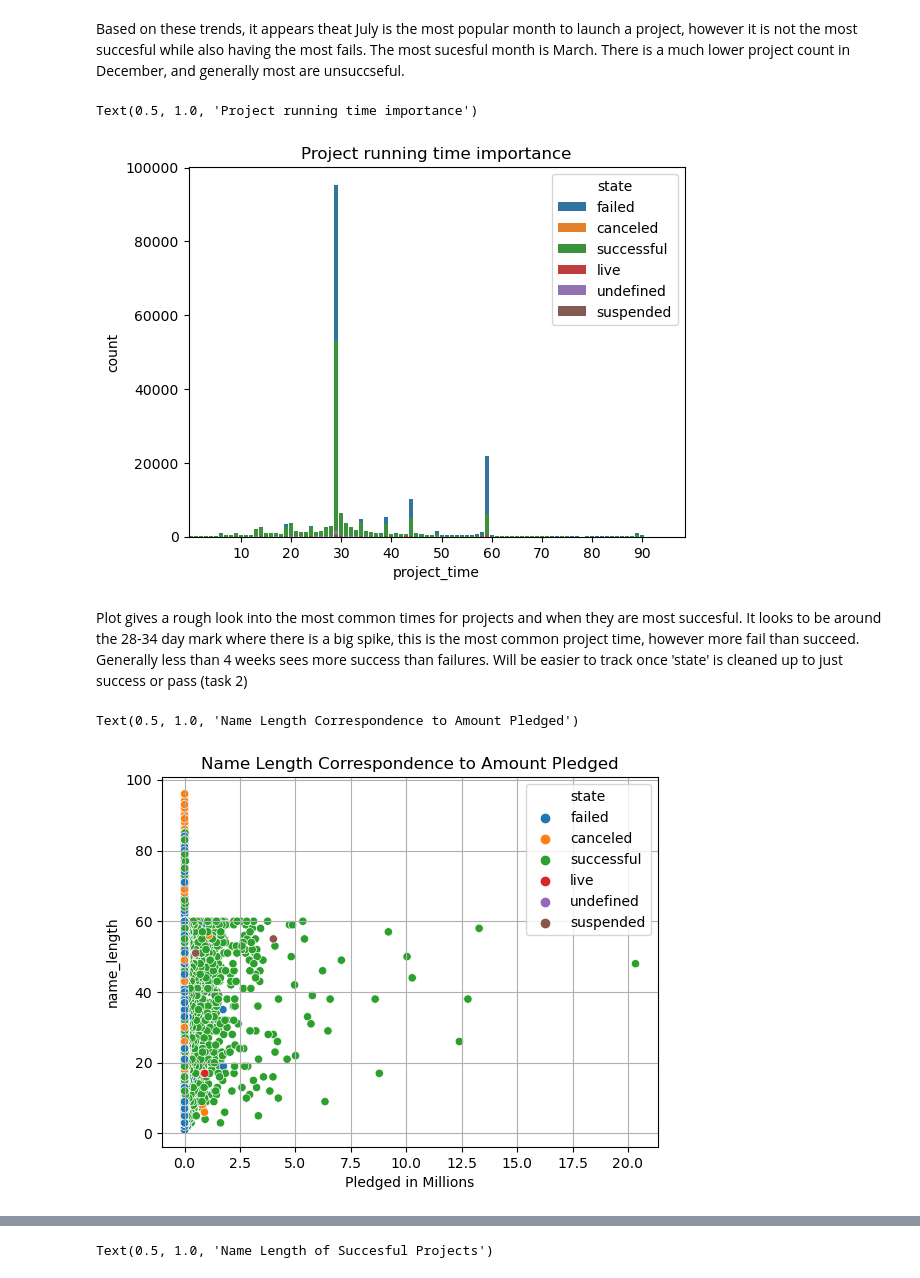
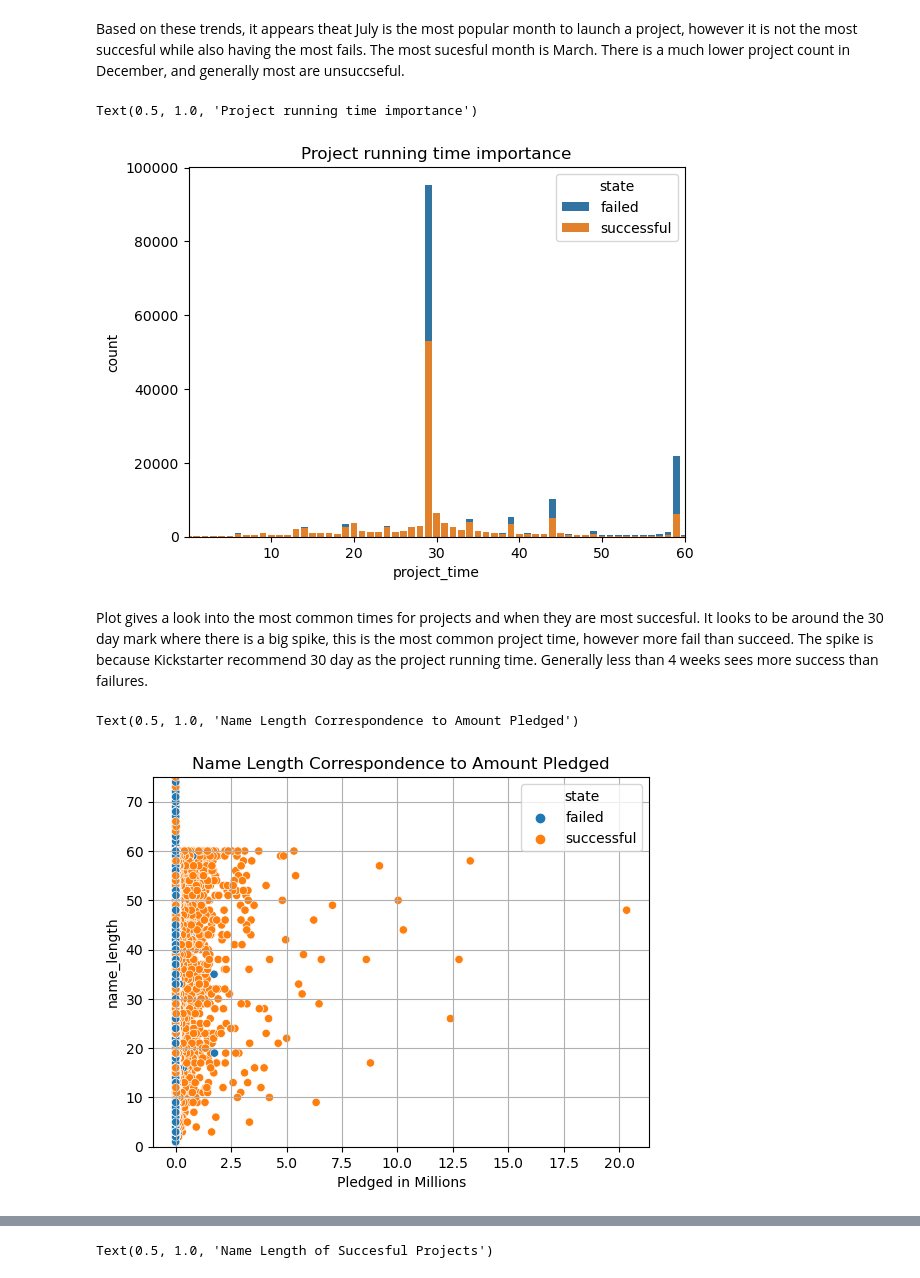
Before and after one commit to aryanagn/Funding-Trend-Navigator, a Jupyter notebook: notebooks/analysis2.ipynb, the cells around one changed output, grey strips where cells are left out. Saved outputs shown, nothing was run; the diff lists cells and outputs as text; code cells hidden in the pictures.

Commit message:
Updated Analysis 2 (task 1 and 4)

```diff
--- a/notebooks/analysis2.ipynb
+++ b/notebooks/analysis2.ipynb
@@ -91,33 +91,33 @@ Text(0.5, 1.0, 'Launch month vs success rate')
 # %% [markdown]
 Based on these trends, it appears theat July is the most popular month to launch a project, however it is not the most succesful while also having the most fails. The most sucesful month is March. There is a much lower project count in December, and generally most are unsuccseful.
 # %%
+dj = df.copy()
+dj = dj.loc[dj['state'].isin( ['failed', 'successful'])]
+dj['launched']= pd.to_datetime(dj['launched']).dt.date
+dj['deadline']= pd.to_datetime(dj['deadline']).dt.date
+dj['project_time'] =  (dj['deadline'] -dj['launched']).astype('timedelta64[D]').astype(int)
+j= dj.project_time
+sb.countplot(x = j,  hue = dj.state, dodge = False)
+plt.xticks([10,20,30,40,50,60], ['10','20','30','40','50','60'])
+plt.xlim(0,60)
 
-df['launched']= pd.to_datetime(df['launched']).dt.date
-df['deadline']= pd.to_datetime(df['deadline']).dt.date
-df['project_time'] =  (df['deadline'] -df['launched']).astype('timedelta64[D]').astype(int)
-j= df.project_time
-sb.countplot(x = j,  hue = df.state, dodge = False)
-plt.xticks([10,20,30,40,50,60,70, 80, 90], ['10','20','30','40','50','60','70', '80', '90'])
 plt.title("Project running time importance")
 # %% [output]
 Text(0.5, 1.0, 'Project running time importance')
-[figure, old version]
+[figure, new version]
 # %% [markdown]
-Plot gives a rough look into the most common times for projects and when they are most succesful. It looks to be around the 28-34 day mark where there is a big spike, this is the most common project time, however more fail than succeed. Generally less than 4 weeks sees more success than failures. Will be easier to track once 'state' is cleaned up to just success or pass (task 2)
+Plot gives a look into the most common times for projects and when they are most succesful. It looks to be around the 30 day mark where there is a big spike, this is the most common project time, however more fail than succeed. The spike is because Kickstarter recommend 30 day as the project running time. Generally less than 4 weeks sees more success than failures.
 # %%
-import seaborn as sb
-import matplotlib.pyplot as plt
-import pandas as pd
-df = pd.read_csv("../data/raw/ks-projects-201801.csv")
-dk = df.copy()
-dk['name_length'] = dk['name'].str.len()
-dk['pledged'] = dk['pledged']/1e6
-vis = sb.scatterplot(data =dk, y = 'name_length', x= 'pledged', hue = 'state')
+
+dl = dj.copy()
+dl['name_length'] = dl['name'].str.len()
+dl['pledged'] = dl['pledged']/1e6
+vis = sb.scatterplot(data =dl, y = 'name_length', x= 'pledged', hue = 'state')
 plt.grid()
-
+plt.ylim(0,75)
 plt.xlabel("Pledged in Millions")
 plt.title("Name Length Correspondence to Amount Pledged")
 # %% [output]
 Text(0.5, 1.0, 'Name Length Correspondence to Amount Pledged')
-[figure, old version]
+[figure, new version]
 # %% [markdown]
```
Also changed, not shown: parts of 2 cells of this notebook, 2 other files.
